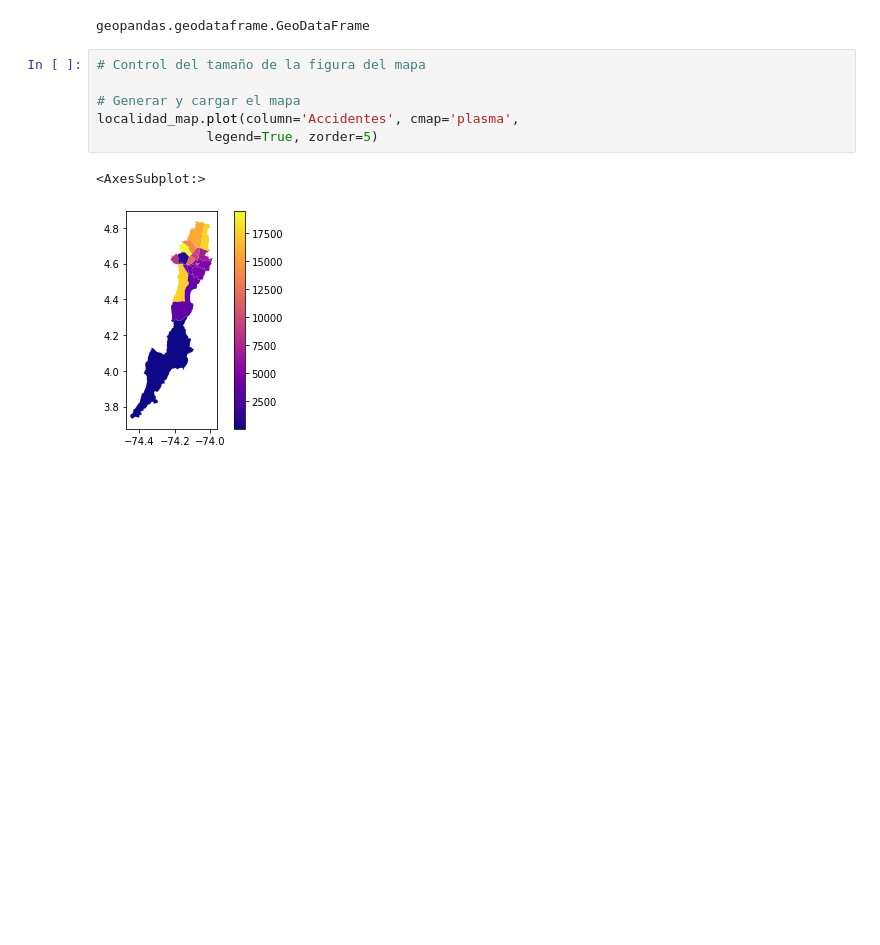
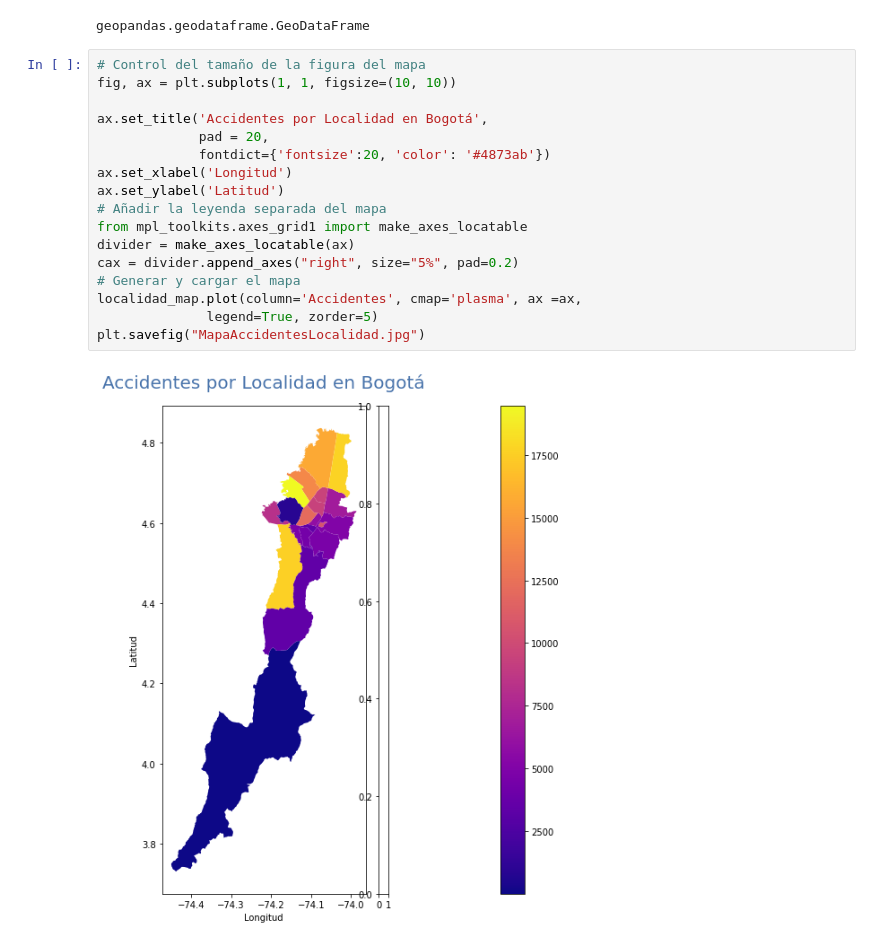
Before and after one commit to JJaraSas/AnalsisEstadisticoVial, a Jupyter notebook: Data/Estadisticas.ipynb, the cells around one changed output. Saved outputs shown, nothing was run; the diff lists cells and outputs as text; blank space fills up the shorter version.

```diff
--- a/Data/Estadisticas.ipynb
+++ b/Data/Estadisticas.ipynb
@@ -155,10 +155,20 @@ type(localidad_map)
 geopandas.geodataframe.GeoDataFrame
 # %%
 # Control del tamaño de la figura del mapa
+fig, ax = plt.subplots(1, 1, figsize=(10, 10))
 
+ax.set_title('Accidentes por Localidad en Bogotá',
+             pad = 20,
+             fontdict={'fontsize':20, 'color': '#4873ab'})
+ax.set_xlabel('Longitud')
+ax.set_ylabel('Latitud')
+# Añadir la leyenda separada del mapa
+from mpl_toolkits.axes_grid1 import make_axes_locatable
+divider = make_axes_locatable(ax)
+cax = divider.append_axes("right", size="5%", pad=0.2)
 # Generar y cargar el mapa
-localidad_map.plot(column='Accidentes', cmap='plasma',
+localidad_map.plot(column='Accidentes', cmap='plasma', ax =ax,
               legend=True, zorder=5)
+plt.savefig("MapaAccidentesLocalidad.jpg")
 # %% [output]
-<AxesSubplot:>
-[figure, old version]
+[figure, new version]
```
Also changed, not shown: parts of 2 cells of this notebook.
